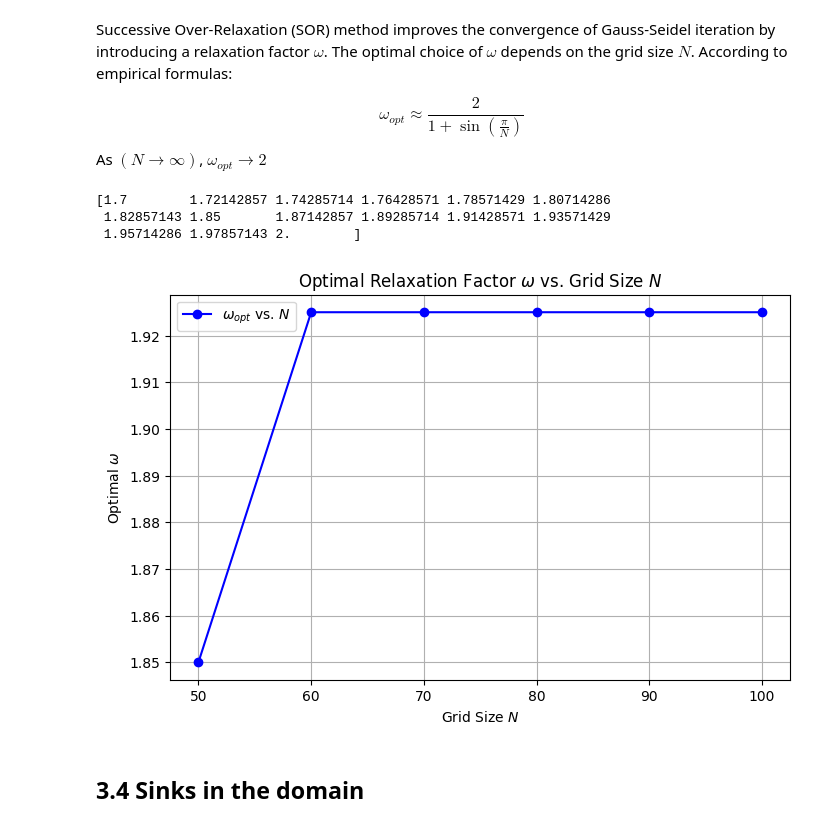
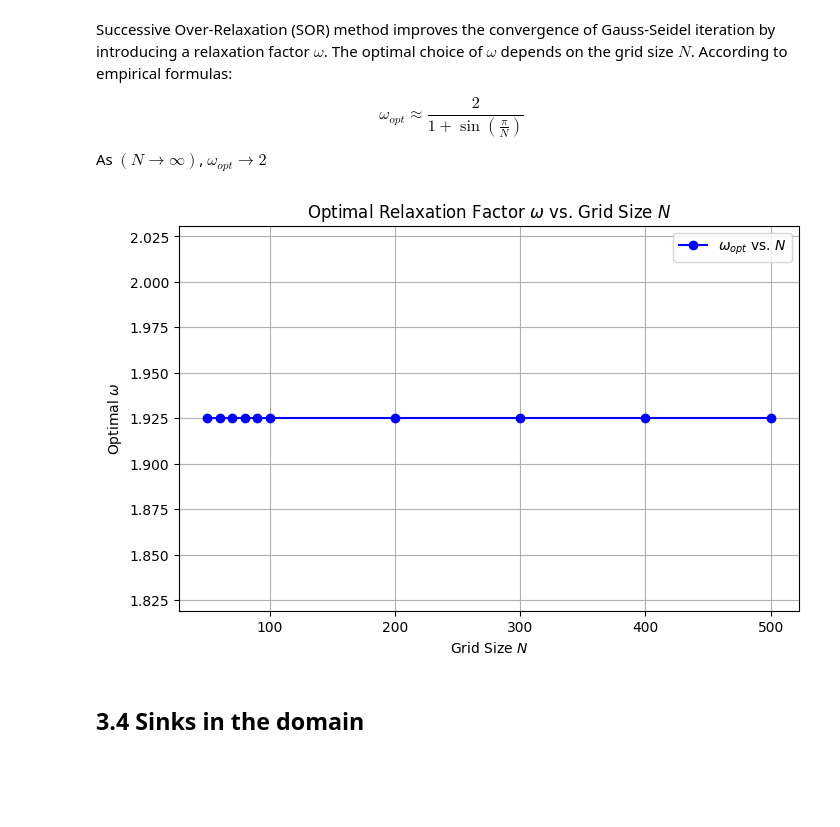
Before and after one commit to matijsv/scicomp_22, a Jupyter notebook: presentation.ipynb, the cells around one changed output. Cells and saved outputs as stored; diff of their text form; code cells hidden in the pictures; blank space fills up the shorter version.

```diff
--- a/presentation.ipynb
+++ b/presentation.ipynb
@@ -253,9 +255,10 @@ clomun 0: [1.         0.97927295 0.95854787 0.93782605 0.91710877 0.8963973
 [figure]
 # %%
 # run sor parallel iteration
-optimized_concentration, iteration, delta, _ = tia.sor_red_black(omega=1.75)
+optimized_concentration, iteration, delta, _ = tia.sor_seq(omega=1.75)
 print(f"Converged after {iteration} iterations with converge error {delta:.6e}")
-c_y_numerical_optimized = np.mean(optimized_concentration, axis=1)
+# c_y_numerical_optimized = np.mean(optimized_concentration, axis=1)
+c_y_numerical_optimized = optimized_concentration[:, 0]
 y_values_optimized = np.linspace(1, 0, len(c_y_numerical_optimized))
 
 # calculate the maximum error
@@ -348,12 +372,6 @@ $$
 \omega_{opt} \approx \frac{2}{1 + \sin(\frac{\pi}{N})}
 $$
 As $( N \to \infty )$, $ \omega_{opt} \to 2 $
-# %%
-print(np.linspace(1.7, 2.0, 15))
-# %% [output]
-[1.7        1.72142857 1.74285714 1.76428571 1.78571429 1.80714286
- 1.82857143 1.85       1.87142857 1.89285714 1.91428571 1.93571429
- 1.95714286 1.97857143 2.        ]
 # %%
 # Function to run SOR with different omega values
 def run_sor_experiment(N_values, omega_values, tia):
@@ -363,37 +381,36 @@ def run_sor_experiment(N_values, omega_values, tia):
         best_iterations = float('inf')
         best_omega = None
 
         for omega in omega_values:
-            _, iteration_sor, delta_sor, _ = tia.sor_wavefront(N=N, M=N, omega=omega, max_iterations=10000)
+            _, iteration_sor, delta_sor, _ = tia.sor_seq(N=N, M=N, omega=omega, max_iterations=10000)
 
             if iteration_sor < best_iterations:
                 best_iterations = iteration_sor
                 best_omega = omega
 
         results.append((N, best_omega, best_iterations))
 
     return np.array(results)
 
 # Define grid sizes and omega values to test
-# N_values = np.arange(50, 150, 10)
-N_values = [50, 60, 70, 80, 90, 100]
+N_values = [10, 20, 30, 40, 50, 60, 70, 80, 90, 100, 200, 300, 400, 500]
 omega_values = np.linspace(1.7, 2.0, 5)  # Search omega in [1.7, 2.0]
 
 # Run the experiment
 results = run_sor_experiment(N_values, omega_values, tia)
 
 # Plot the results
 plt.figure(figsize=(8, 5))
 plt.plot(results[:, 0], results[:, 1], marker='o', linestyle='-', color='b', label="$\\omega_{opt}$ vs. $N$")
 plt.xlabel("Grid Size $N$")
 plt.ylabel("Optimal $\\omega$")
 plt.title("Optimal Relaxation Factor $\\omega$ vs. Grid Size $N$")
 plt.legend()
 plt.grid()
 plt.savefig("./fig/optimal_omega_vs_N.png")
 plt.show()
 # %% [output]
-[figure, old version]
+[figure, new version]
 # %% [markdown]
 ## 3.4 Sinks in the domain
 # %%
```
Also changed, not shown: parts of 4 cells of this notebook, 4 other files.
